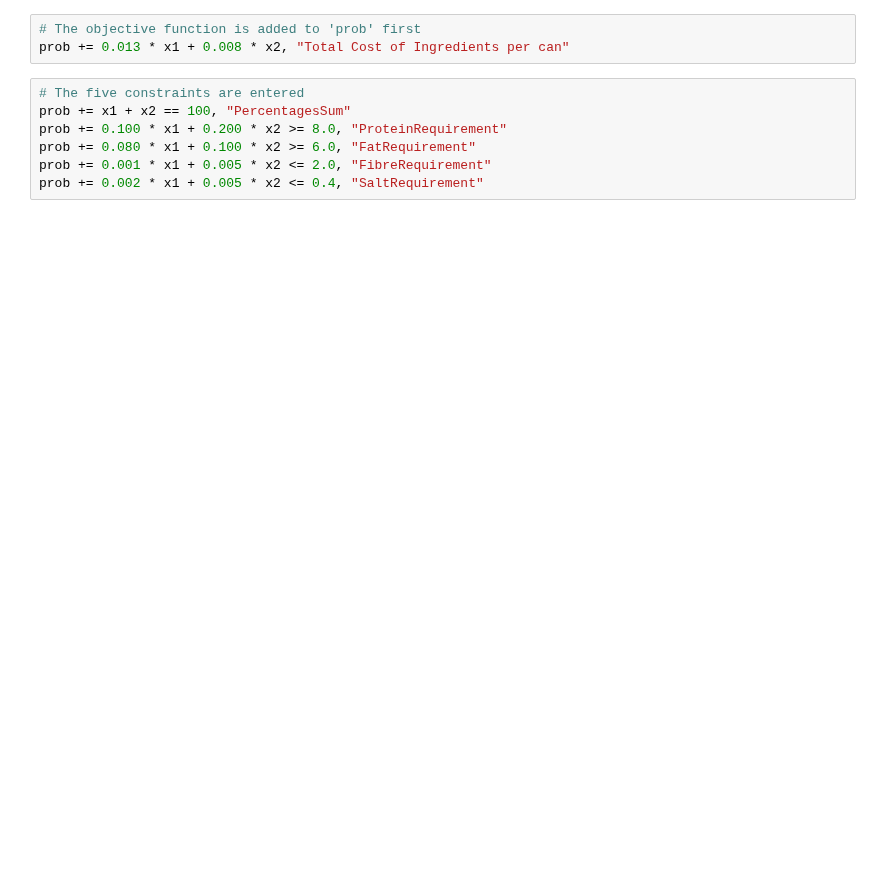
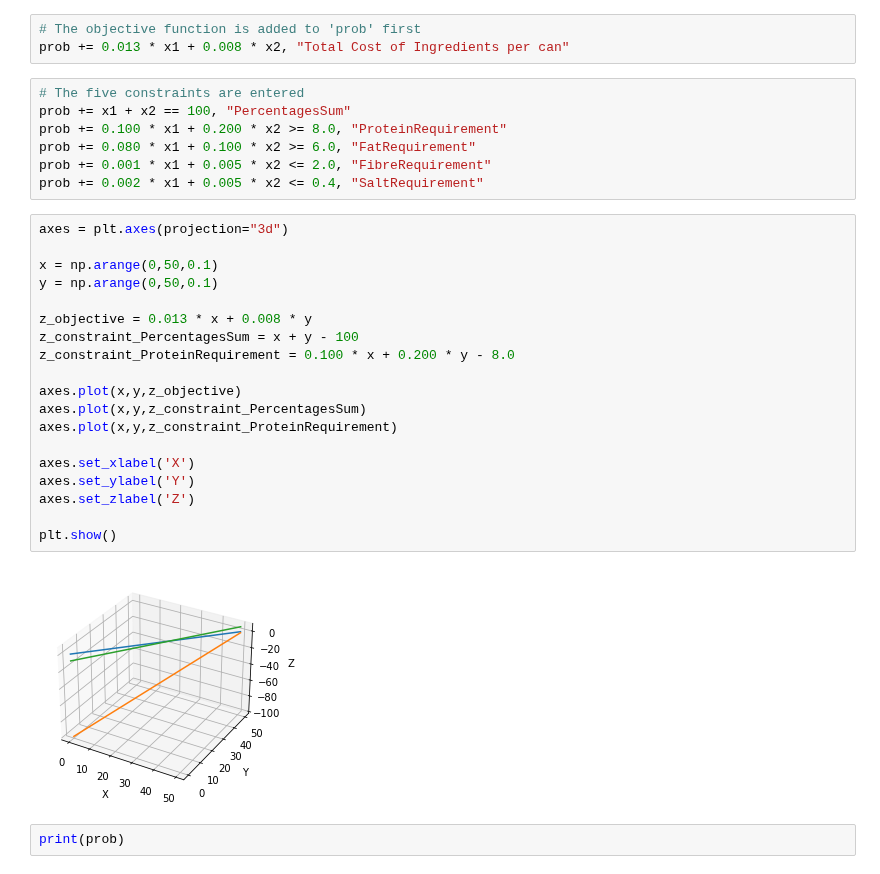
Before and after one commit to andreformento/learning-machine-learning, a Jupyter notebook: src/optimization-with-pulp/01-a-blending-problem-simplified.ipynb, the cells around one changed output. Cells and saved outputs as stored; diff of their text form; blank space fills up the shorter version.

```diff
--- a/src/optimization-with-pulp/01-a-blending-problem-simplified.ipynb
+++ b/src/optimization-with-pulp/01-a-blending-problem-simplified.ipynb
@@ -24,6 +28,29 @@ prob += 0.100 * x1 + 0.200 * x2 >= 8.0, "ProteinRequirement"
 prob += 0.080 * x1 + 0.100 * x2 >= 6.0, "FatRequirement"
 prob += 0.001 * x1 + 0.005 * x2 <= 2.0, "FibreRequirement"
 prob += 0.002 * x1 + 0.005 * x2 <= 0.4, "SaltRequirement"
+# %%
+axes = plt.axes(projection="3d")
+
+x = np.arange(0,50,0.1)
+y = np.arange(0,50,0.1)
+
+z_objective = 0.013 * x + 0.008 * y
+z_constraint_PercentagesSum = x + y - 100
+z_constraint_ProteinRequirement = 0.100 * x + 0.200 * y - 8.0
+
+axes.plot(x,y,z_objective)
+axes.plot(x,y,z_constraint_PercentagesSum)
+axes.plot(x,y,z_constraint_ProteinRequirement)
+
+axes.set_xlabel('X')
+axes.set_ylabel('Y')
+axes.set_zlabel('Z')
+
+plt.show()
+# %% [output]
+[figure, added]
+# %%
+print(prob)
 # %%
 # The problem is solved using PuLP's choice of Solver
 prob.solve()
```
Also changed, not shown: parts of 8 cells of this notebook, 1 other file.
